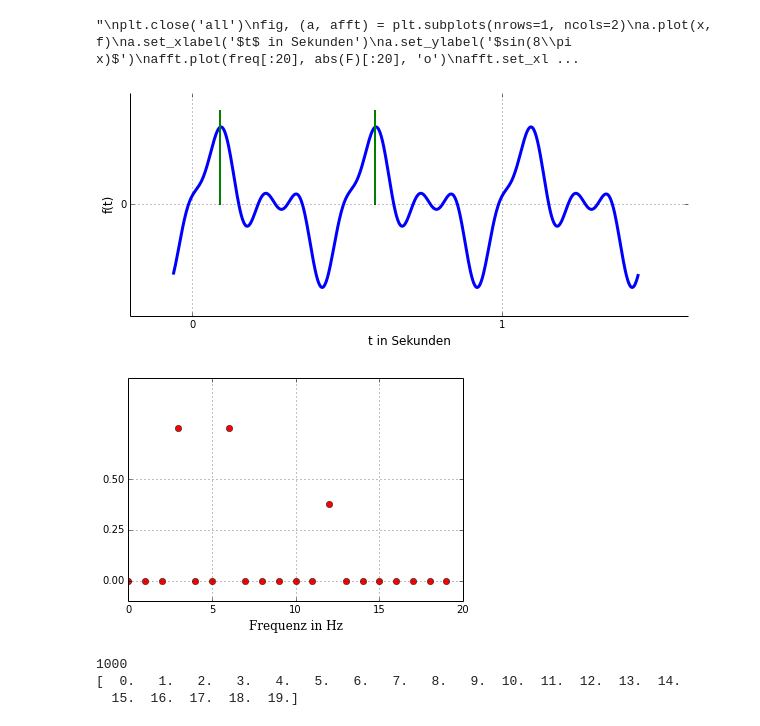
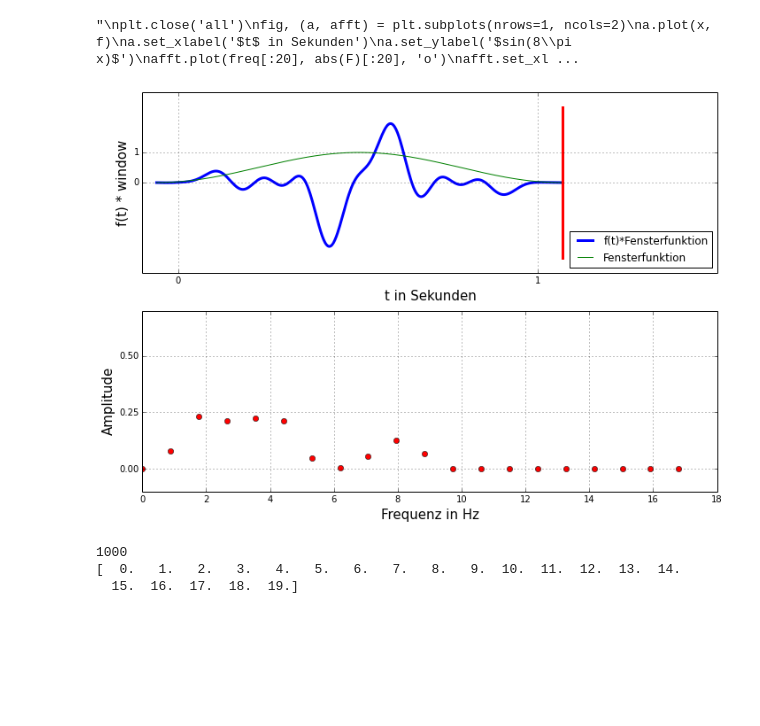
Before and after one commit to wachtlerlab/RWeiss, a Jupyter notebook: perfect fft example.ipynb, the cells around one changed output. Drawn from its saved outputs; the diff is of its cells as text; code cells hidden in the pictures; blank space fills up the shorter version.

```diff
--- a/perfect fft example.ipynb
+++ b/perfect fft example.ipynb
@@ -3,53 +3,64 @@ from scipy import fftpack
 
 fs = 512
 w = 2*pi*4.
-x = arange(-0.06,1.44,1./fs)
+x = arange(-0.06,1.07,1./fs)
 
 f = sin(w*x) + 0.5*sin(2*w*x+0.85*pi) + sin(.5*w*x)
-plt.figure(figsize=(10,4))
-ax = plt.subplot(111)
+fig = plt.figure(figsize=(10,7))
+ax = fig.add_subplot(211)
 
-a = plot(x, f, linewidth=3)
-a1 = plot((0.09,0.09), (0,2.5), linewidth=2, color='g')
-a2 = plot((0.59,0.59), (0,2.5), linewidth=2, color='g')
-ax.spines["top"].set_visible(False)
-ax.spines["right"].set_visible(False)
+window = hanning(f.shape[0])
+f = f*window
 
-plt.xlabel('t in Sekunden', fontsize=12)
-plt.ylabel('f(t)', fontsize=12)
+plot(x, f, linewidth=3, label='f(t)*Fensterfunktion')
+plot(x, window, linewidth=1, color='g', label='Fensterfunktion')
+plot((1.07,1.07), (-2.5,2.5), linewidth=3, color='r')
+plt.legend(loc='lower right')
+#plot((0.09,0.09), (0,2.5), linewidth=2, color='g')
+#plot((0.59,0.59), (0,2.5), linewidth=2, color='g')
+#ax.spines["top"].set_visible(False)
+#ax.spines["right"].set_visible(False)
+
+plt.xlabel('t in Sekunden', fontsize=15)
+plt.ylabel('f(t) * window', fontsize=15)
 plt.grid()
-plt.yticks([0])
+plt.yticks([0, 1])
 plt.xticks([0, 1])
+plt.xlim(-.1, 1.5)
 
 #plt.fill_between(x, 0, f, alpha=.3)
 
 
 
-F = fftpack.fft(f)/fs
-freq = fftpack.fftfreq(fs, 1./fs)
+F = fftpack.fft(f)/f.shape[0]
+freq = fftpack.fftfreq(f.shape[0], 1./fs)
 
 
 
-figure()
-afft = plot(freq[:20], abs(F)[:20], 'or')
-plt.xlabel('Frequenz in Hz', fontsize=12, fontname='serif')
+afft = fig.add_subplot(212)
+plot(freq[:20], abs(F)[:20], 'or')
+plt.xlabel('Frequenz in Hz', fontsize=15)
+plt.ylabel('Amplitude', fontsize=15)
 plt.grid()
-plt.ylim(-.1, 1)
+plt.ylim(-.1, .7)
 
 plt.yticks([0, .25, .5])
+
+plt.tight_layout()
+
+#fig.savefig('/home/weiss/Downloads/windowed_fft.pdf')
 
 '''
 plt.close('all')
 fig, (a, afft) = plt.subplots(nrows=1, ncols=2)
 a.plot(x, f)
 a.set_xlabel('$t$ in Sekunden')
 a.set_ylabel('$sin(8\pi x)$')
 afft.plot(freq[:20], abs(F)[:20], 'o')
 afft.set_xlabel('Frequenz in $Hz$')
 plt.tight_layout()
 '''
 # %% [output]
 "\nplt.close('all')\nfig, (a, afft) = plt.subplots(nrows=1, ncols=2)\na.plot(x, f)\na.set_xlabel('$t$ in Sekunden')\na.set_ylabel('$sin(8\\pi x)$')\nafft.plot(freq[:20], abs(F)[:20], 'o')\nafft.set_xl ...
-[figure, old version]
+[figure, new version]
-[figure, removed]
 # %%
```
Also changed, not shown: parts of 1 cell of this notebook, 6 other files.
